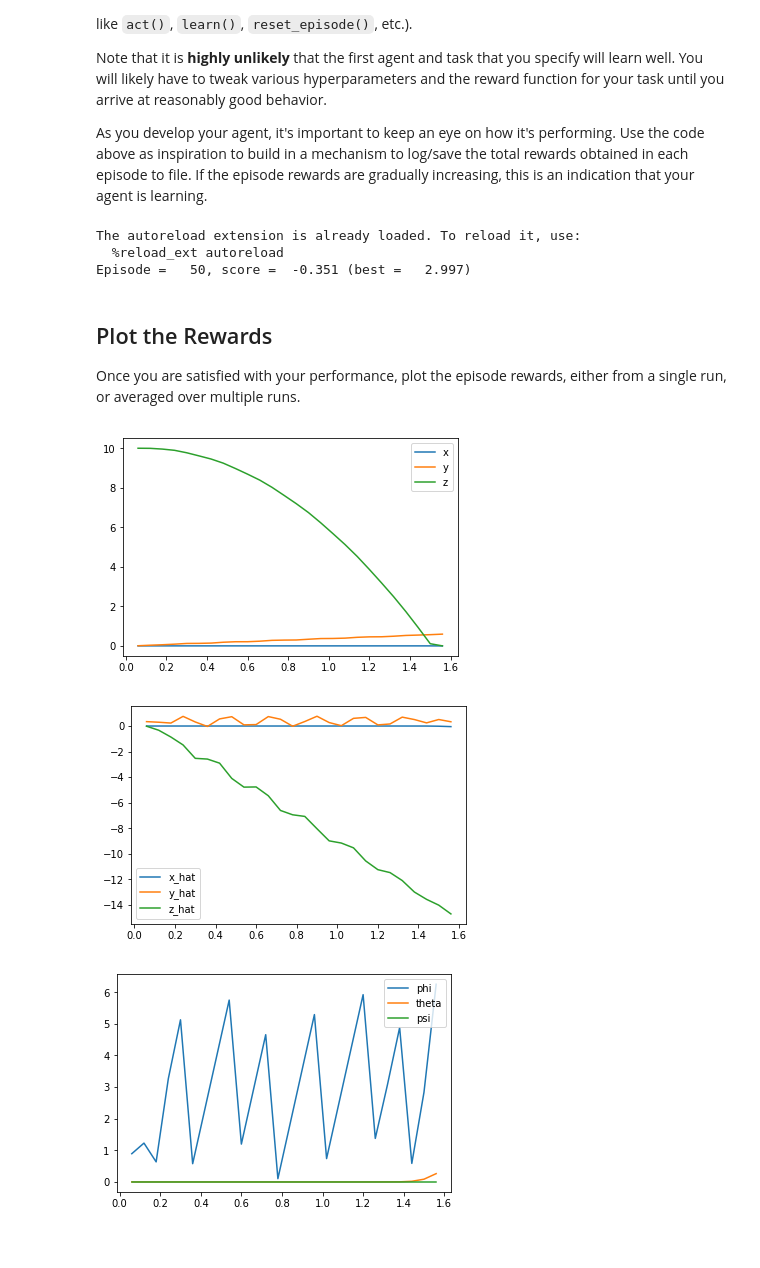
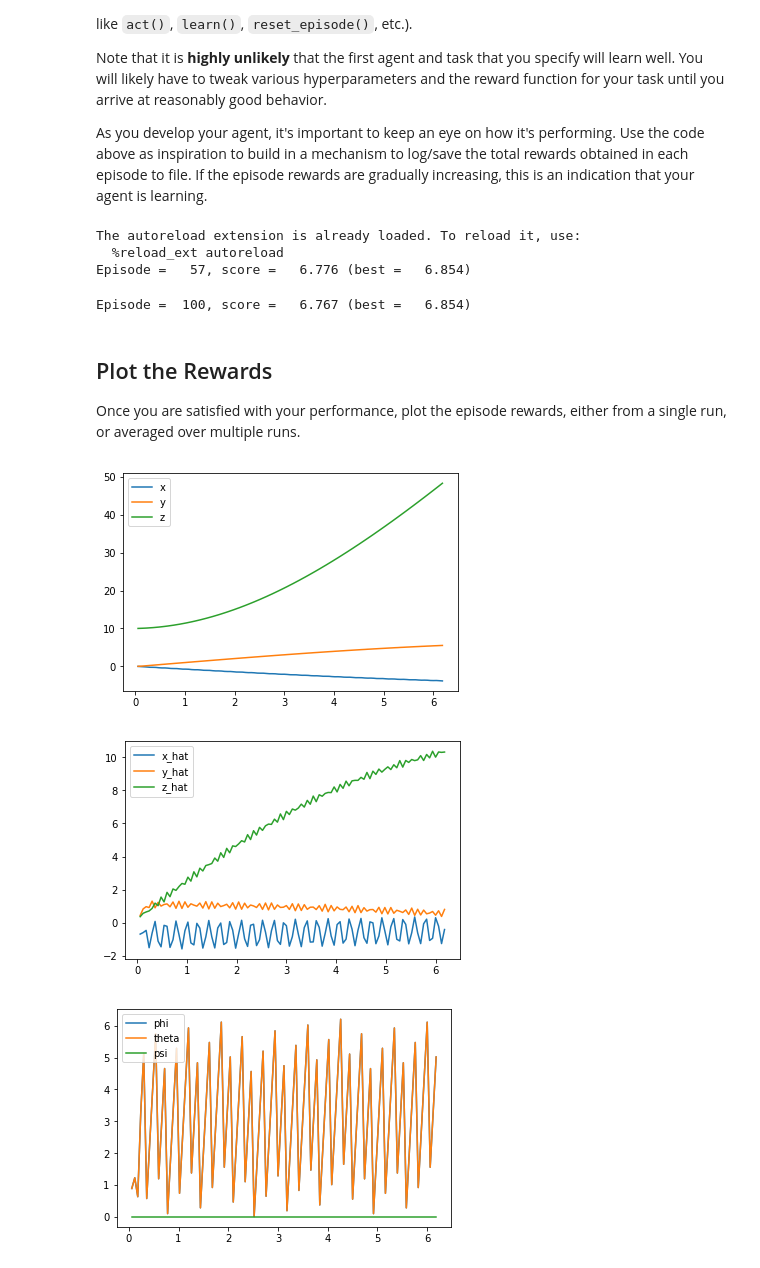
Before and after one commit to CPimentel10/RL-Quadcopter-2, a Jupyter notebook: Quadcopter_Project.ipynb, the cells around one changed output. Drawn from its saved outputs; the diff is of its cells as text; code cells hidden in the pictures.

Commit message:
takeoff task add, notebook updated

```diff
--- a/Quadcopter_Project.ipynb
+++ b/Quadcopter_Project.ipynb
@@ -223,7 +223,7 @@ import pandas as pd
 
 from task import Task
 
-num_episodes = 50
+num_episodes = 100
 target_pos = np.array([0., 0., 10.])
 task = Task(target_pos=target_pos)
 agent = DDPG_Agent(task)
@@ -243,34 +243,37 @@ for i_episode in range(1, num_episodes+1):
 
 # Testing performance
 
-file_output = 'data.txt'                         # file name for saved results
+file_output = 'data_new.txt'                         # file name for saved results
 
 labels = ['time', 'x', 'y', 'z', 'phi', 'theta', 'psi', 'x_velocity',
           'y_velocity', 'z_velocity', 'phi_velocity', 'theta_velocity',
           'psi_velocity', 'rotor_speed1', 'rotor_speed2', 'rotor_speed3', 'rotor_speed4']
-results = {x : [] for x in labels}
-
+results_ddpg = {x : [] for x in labels}
+n_episodes = 20
 # Run the simulation, and save the results.
 with open(file_output, 'w') as csvfile:
     writer = csv.writer(csvfile)
     writer.writerow(labels)
     state = agent.reset_episode() # start a new episode
-    while True:
-        action = agent.act(state)
-        next_state, reward, done = task.step(action)
-        agent.step(action, reward, next_state, done)
-        state = next_state
-        to_write = [task.sim.time] + list(task.sim.pose) + list(task.sim.v) + list(task.sim.angular_v) + list(rotor_speeds)
-        for ii in range(len(labels)):
-            results[labels[ii]].append(to_write[ii])
-        writer.writerow(to_write)
+    for i in range(n_episodes):
 
-        if done:
-            break
+        while True:
+            rotor_speeds= agent.act(state)
+            next_state, reward, done = task.step(rotor_speeds)
+            agent.step(action, reward, next_state, done)
+            state = next_state
+            to_write = [task.sim.time] + list(task.sim.pose) + list(task.sim.v) + list(task.sim.angular_v) + list(rotor_speeds)
+            for ii in range(len(labels)):
+                results_ddpg[labels[ii]].append(to_write[ii])
+            writer.writerow(to_write)
+
+            if done:
+                break
 # %% [output]
 The autoreload extension is already loaded. To reload it, use:
   %reload_ext autoreload
-Episode =   50, score =  -0.351 (best =   2.997)
+Episode =   57, score =   6.776 (best =   6.854)
+Episode =  100, score =   6.767 (best =   6.854)
 # %% [markdown]
 ## Plot the Rewards
 
@@ -280,30 +283,30 @@ Once you are satisfied with your performance, plot the episode rewards, either f
 import matplotlib.pyplot as plt
 %matplotlib inline
 
-plt.plot(results['time'], results['x'], label='x')
-plt.plot(results['time'], results['y'], label='y')
-plt.plot(results['time'], results['z'], label='z')
+plt.plot(results_ddpg['time'], results_ddpg['x'], label='x')
+plt.plot(results_ddpg['time'], results_ddpg['y'], label='y')
+plt.plot(results_ddpg['time'], results_ddpg['z'], label='z')
 plt.legend()
 _ = plt.ylim()
 # %% [output]
-[figure, old version]
+[figure, new version]
 # %%
 # Velocity of quadcopter during simulation
-plt.plot(results['time'], results['x_velocity'], label='x_hat')
-plt.plot(results['time'], results['y_velocity'], label='y_hat')
-plt.plot(results['time'], results['z_velocity'], label='z_hat')
+plt.plot(results_ddpg['time'], results_ddpg['x_velocity'], label='x_hat')
+plt.plot(results_ddpg['time'], results_ddpg['y_velocity'], label='y_hat')
+plt.plot(results_ddpg['time'], results_ddpg['z_velocity'], label='z_hat')
 plt.legend()
 _ = plt.ylim()
 # %% [output]
-[figure, old version]
+[figure, new version]
 # %%
 # Euler angles (the rotation of the quadcopter over the xx-, yy-, and zz-axes)
-plt.plot(results['time'], results['phi'], label='phi')
-plt.plot(results['time'], results['theta'], label='theta')
-plt.plot(results['time'], results['psi'], label='psi')
+plt.plot(results_ddpg['time'], results_ddpg['phi'], label='phi')
+plt.plot(results_ddpg['time'], results_ddpg['theta'], label='theta')
+plt.plot(results_ddpg['time'], results_ddpg['psi'], label='psi')
 plt.legend()
 _ = plt.ylim()
 # %% [output]
-[figure, old version]
+[figure, new version]
 # %%
 # plotting the velocities (in radians per second) corresponding to each of the Euler angles
```
Also changed, not shown: parts of 13 cells of this notebook, 3 other files.
